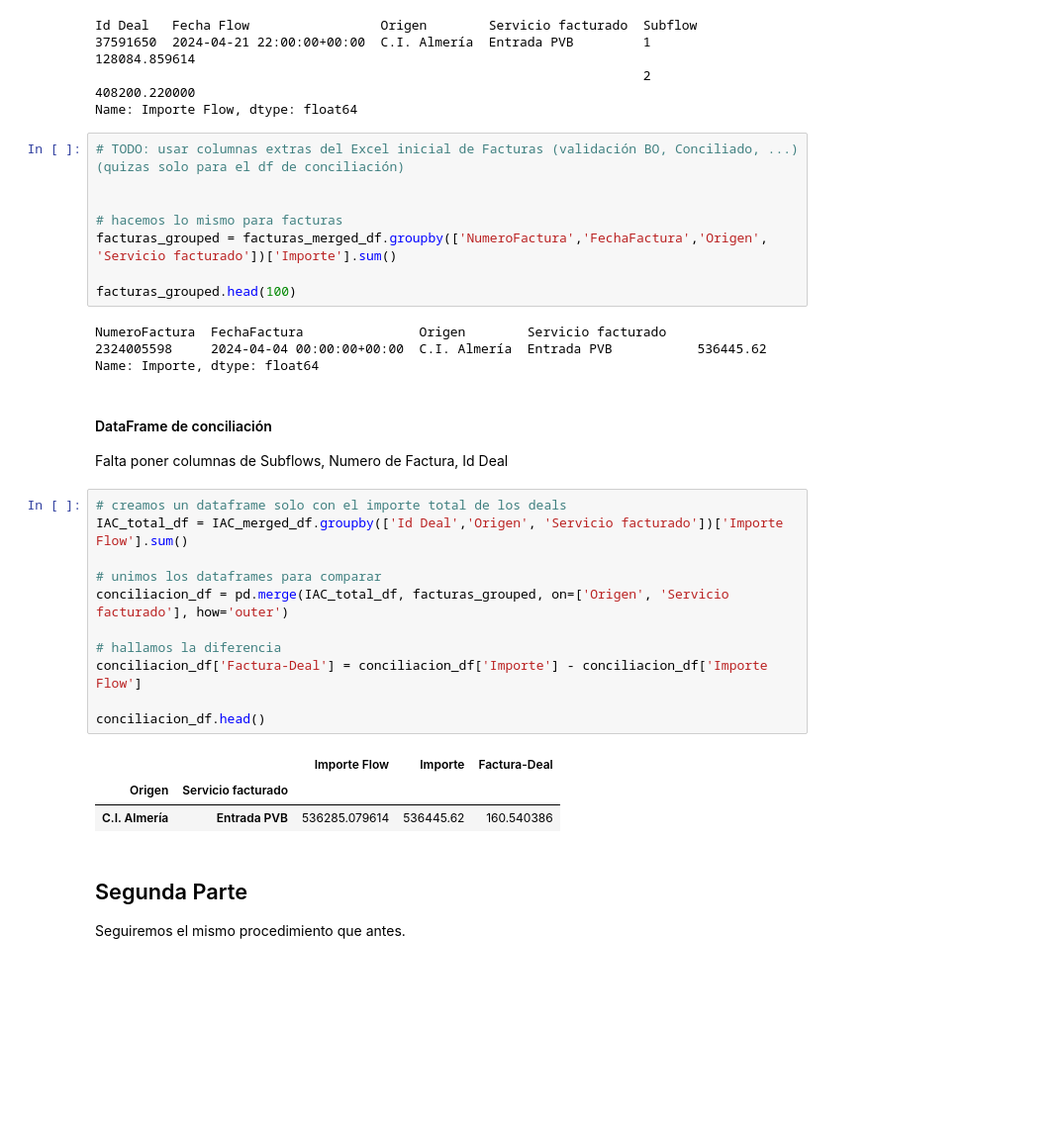
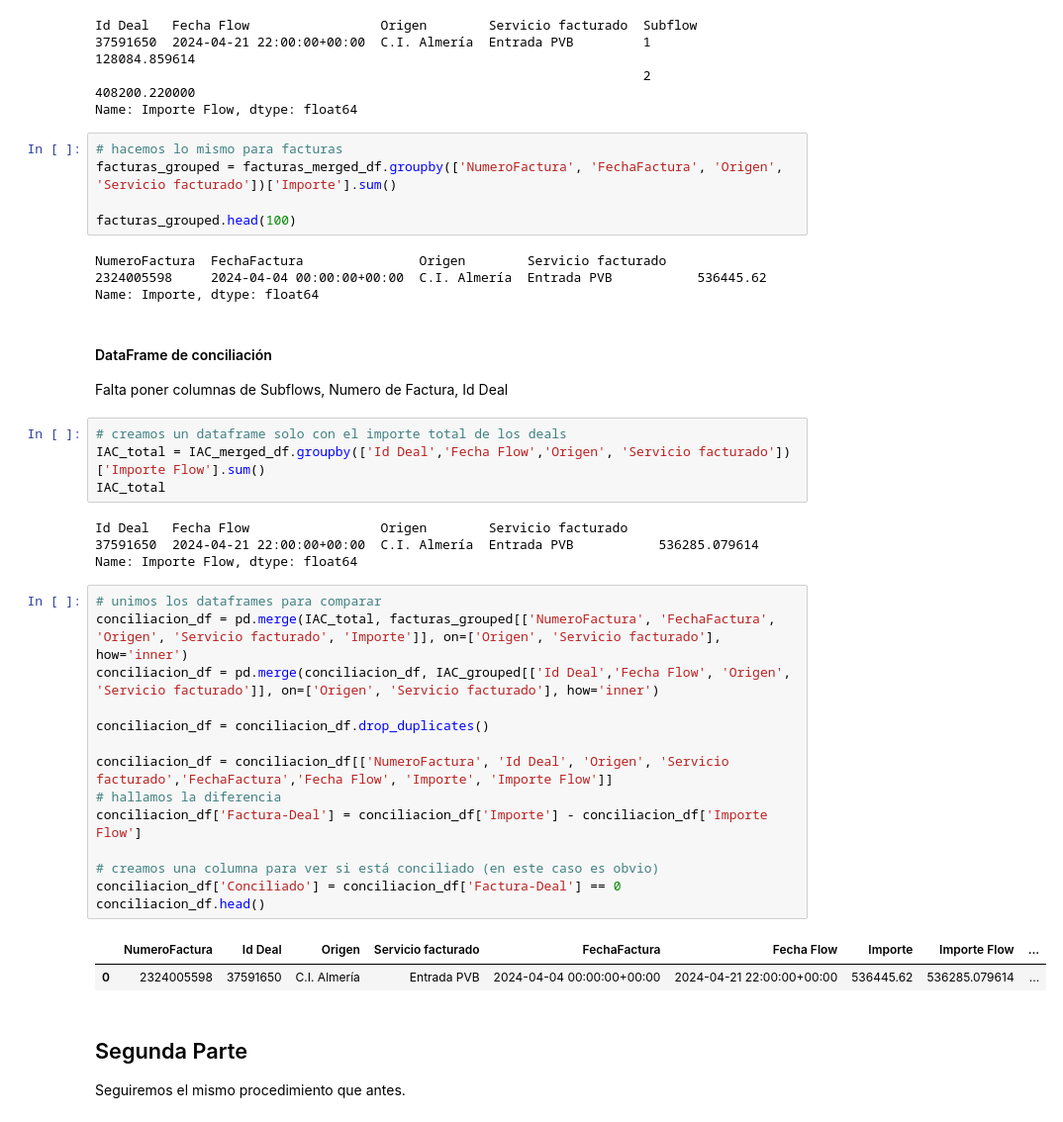
Before and after one commit to kikekzm/Data-Projects, a Jupyter notebook: ENGIE-Caso/Caso-Engie-Tips.ipynb, the cells around one changed output. Shown at 99% size. Drawn from its saved outputs; the diff is of its cells as text; blank space fills up the shorter version.

Commit message:
Tips segunda parte (Conciliación final)

```diff
--- a/ENGIE-Caso/Caso-Engie-Tips.ipynb
+++ b/ENGIE-Caso/Caso-Engie-Tips.ipynb
@@ -259,11 +259,8 @@ Id Deal   Fecha Flow                 Origen        Servicio facturado  Subflow
                                                                        2          408200.220000
 Name: Importe Flow, dtype: float64
 # %%
-# TODO: usar columnas extras del Excel inicial de Facturas (validación BO, Conciliado, ...) (quizas solo para el df de conciliación)
-
-
 # hacemos lo mismo para facturas
-facturas_grouped = facturas_merged_df.groupby(['NumeroFactura','FechaFactura','Origen', 'Servicio facturado'])['Importe'].sum()
+facturas_grouped = facturas_merged_df.groupby(['NumeroFactura', 'FechaFactura', 'Origen', 'Servicio facturado'])['Importe'].sum()
 
 facturas_grouped.head(100)
 # %% [output]
@@ -273,21 +270,31 @@ Name: Importe, dtype: float64
 # %% [markdown]
 #### DataFrame de conciliación
 Falta poner columnas de Subflows, Numero de Factura, Id Deal
+# %%
+# creamos un dataframe solo con el importe total de los deals
+IAC_total = IAC_merged_df.groupby(['Id Deal','Fecha Flow','Origen', 'Servicio facturado'])['Importe Flow'].sum()
+IAC_total
+# %% [output]
+Id Deal   Fecha Flow                 Origen        Servicio facturado
+37591650  2024-04-21 22:00:00+00:00  C.I. Almería  Entrada PVB           536285.079614
+Name: Importe Flow, dtype: float64
 # %%
-# creamos un dataframe solo con el importe total de los deals
-IAC_total_df = IAC_merged_df.groupby(['Id Deal','Origen', 'Servicio facturado'])['Importe Flow'].sum()
+# unimos los dataframes para comparar
+conciliacion_df = pd.merge(IAC_total, facturas_grouped[['NumeroFactura', 'FechaFactura', 'Origen', 'Servicio facturado', 'Importe']], on=['Origen', 'Servicio facturado'], how='inner')
+conciliacion_df = pd.merge(conciliacion_df, IAC_grouped[['Id Deal','Fecha Flow', 'Origen', 'Servicio facturado']], on=['Origen', 'Servicio facturado'], how='inner')
 
-# unimos los dataframes para comparar
-conciliacion_df = pd.merge(IAC_total_df, facturas_grouped, on=['Origen', 'Servicio facturado'], how='outer')
+conciliacion_df = conciliacion_df.drop_duplicates()
 
+conciliacion_df = conciliacion_df[['NumeroFactura', 'Id Deal', 'Origen', 'Servicio facturado','FechaFactura','Fecha Flow', 'Importe', 'Importe Flow']]
 # hallamos la diferencia
 conciliacion_df['Factura-Deal'] = conciliacion_df['Importe'] - conciliacion_df['Importe Flow']
 
+# creamos una columna para ver si está conciliado (en este caso es obvio)
+conciliacion_df['Conciliado'] = conciliacion_df['Factura-Deal'] == 0
 conciliacion_df.head()
 # %% [output]
-|  |  | Importe Flow | Importe | Factura-Deal |
-| Origen | Servicio facturado |  |  |  |
-| C.I. Almería | Entrada PVB | 536285.079614 | 536445.62 | 160.540386 |
+|  | NumeroFactura | Id Deal | Origen | Servicio facturado | FechaFactura | Fecha Flow | Importe | Importe Flow | ... |
+| 0 | 2324005598 | 37591650 | C.I. Almería | Entrada PVB | 2024-04-04 00:00:00+00:00 | 2024-04-21 22:00:00+00:00 | 536445.62 | 536285.079614 | ... |
 # %% [markdown]
 ## Segunda Parte
 Seguiremos el mismo procedimiento que antes.
```
Also changed, not shown: parts of 1 cell of this notebook.
